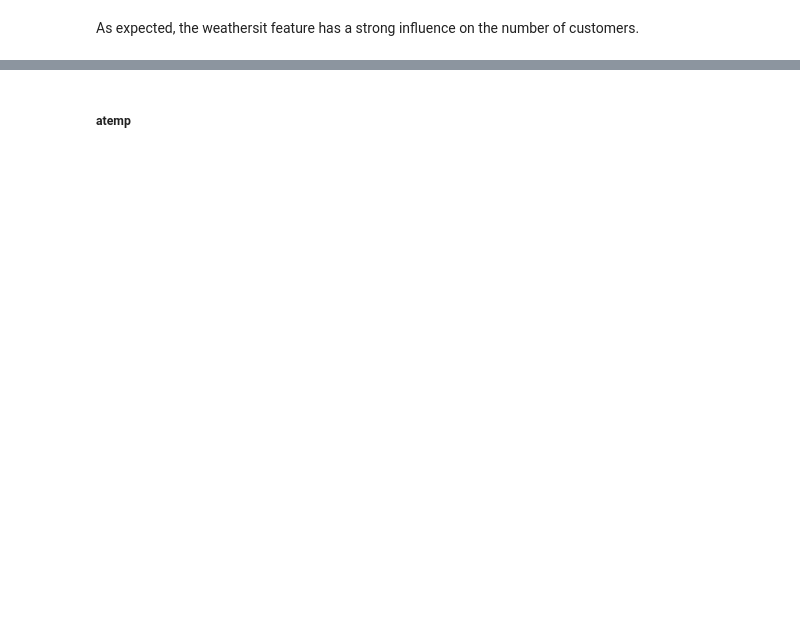
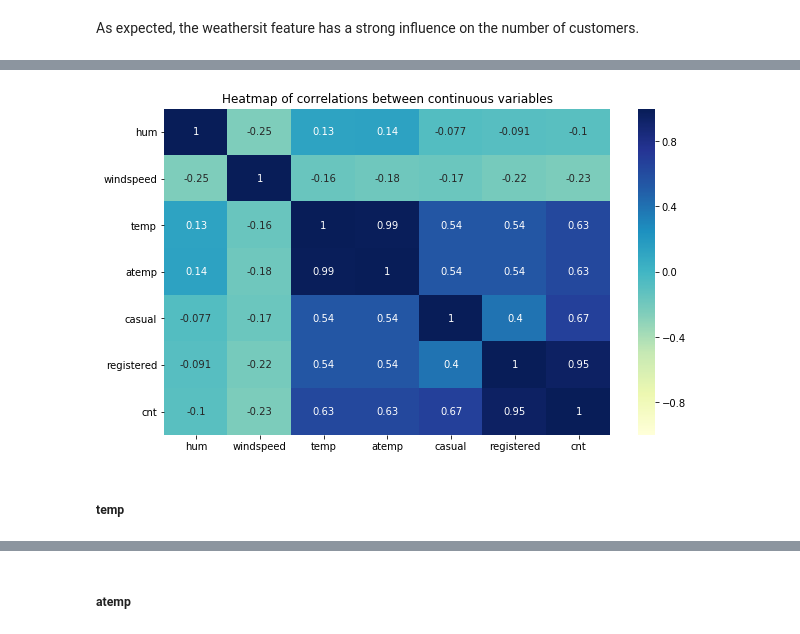
Before and after one commit to julianikulski/bike-sharing, a Jupyter notebook: bike-sharing-demand.ipynb, the cells around one changed output, grey strips where cells are left out. Drawn from its saved outputs; the diff is of its cells as text; code cells hidden in the pictures; blank space fills up the shorter version.

```diff
--- a/bike-sharing-demand.ipynb
+++ b/bike-sharing-demand.ipynb
@@ -485,0 +403,14 @@ As expected, the weathersit feature has a strong influence on the number of cust
+# %%
+# create a correlation matrix
+bike_df_corr = bike_df[['hum', 'windspeed', 'temp', 'atemp', 'casual', 'registered', 'cnt']].corr()
+
+# create a heatmap to visualize the results
+plt.figure(figsize=[10,6])
+sb.heatmap(bike_df_corr, annot=True,
+          vmin=-1, vmax=1, center=0,
+          cmap='YlGnBu')
+plt.title('Heatmap of correlations between continuous variables');
+# %% [output]
+[figure, added]
+# %% [markdown]
+##### temp
```
Also changed, not shown: parts of 25 cells of this notebook.
